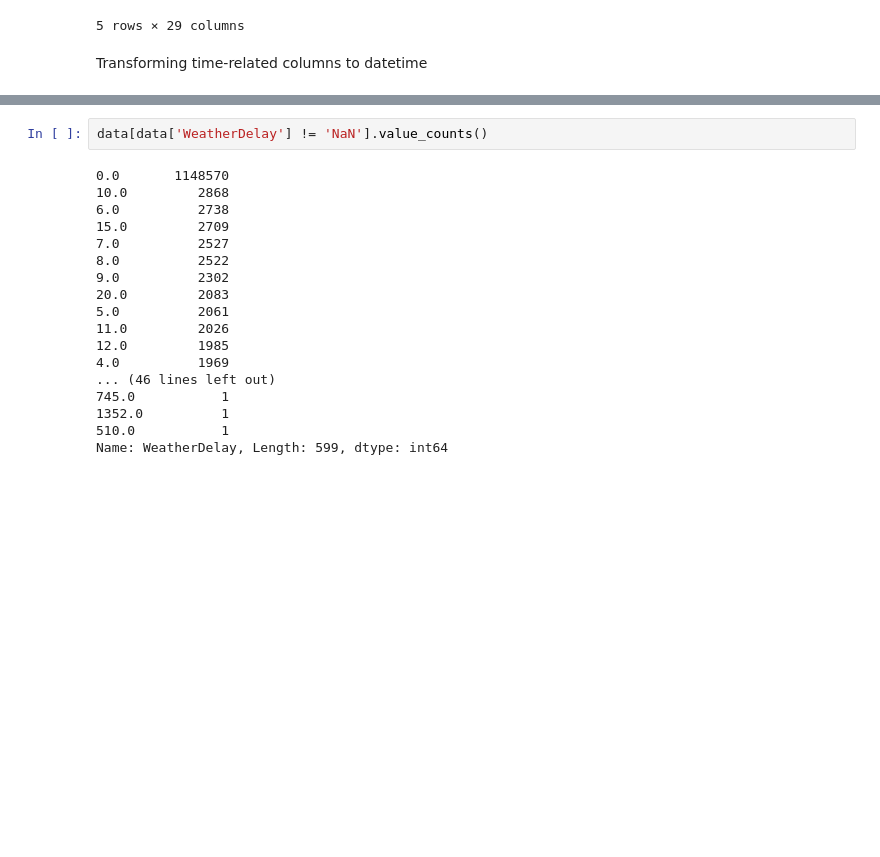
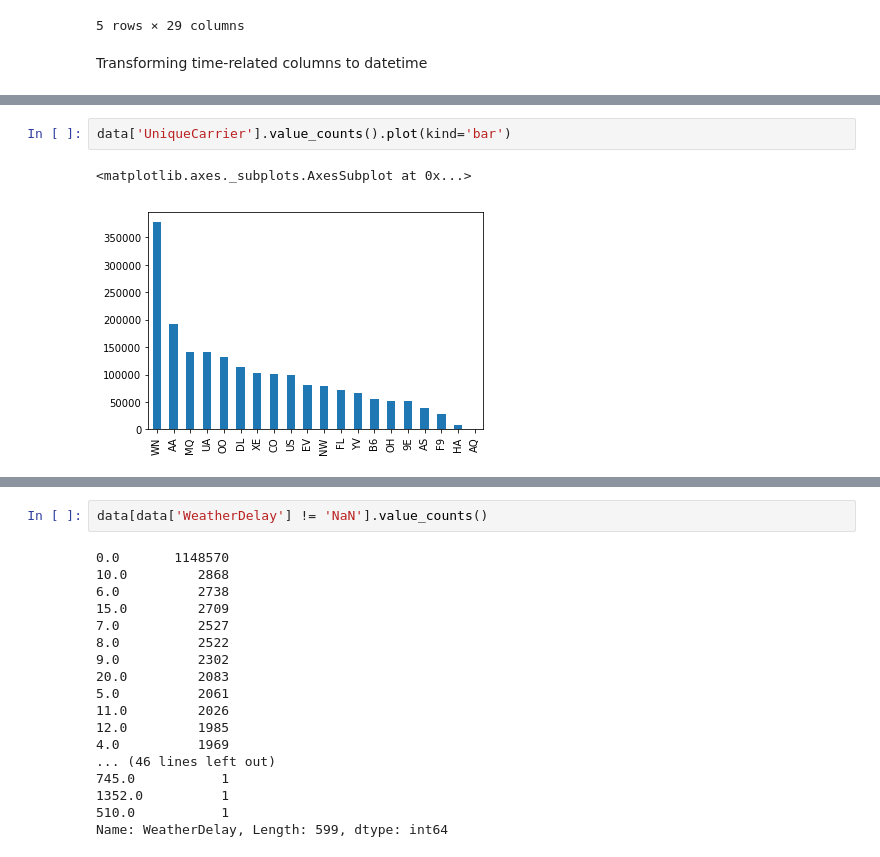
Before and after one commit to larissaleite/FlightsDelay, a Jupyter notebook: flights_delays_analysis.ipynb, the cells around one changed output, grey strips where cells are left out. Cells and saved outputs as stored; diff of their text form; blank space fills up the shorter version.

```diff
--- a/flights_delays_analysis.ipynb
+++ b/flights_delays_analysis.ipynb
@@ -110,0 +121,5 @@ data.head()
+# %%
+data['UniqueCarrier'].value_counts().plot(kind='bar')
+# %% [output]
+<matplotlib.axes._subplots.AxesSubplot at 0x...>
+[figure, added]
```
Also changed, not shown: parts of 10 cells of this notebook, 1 other file.
